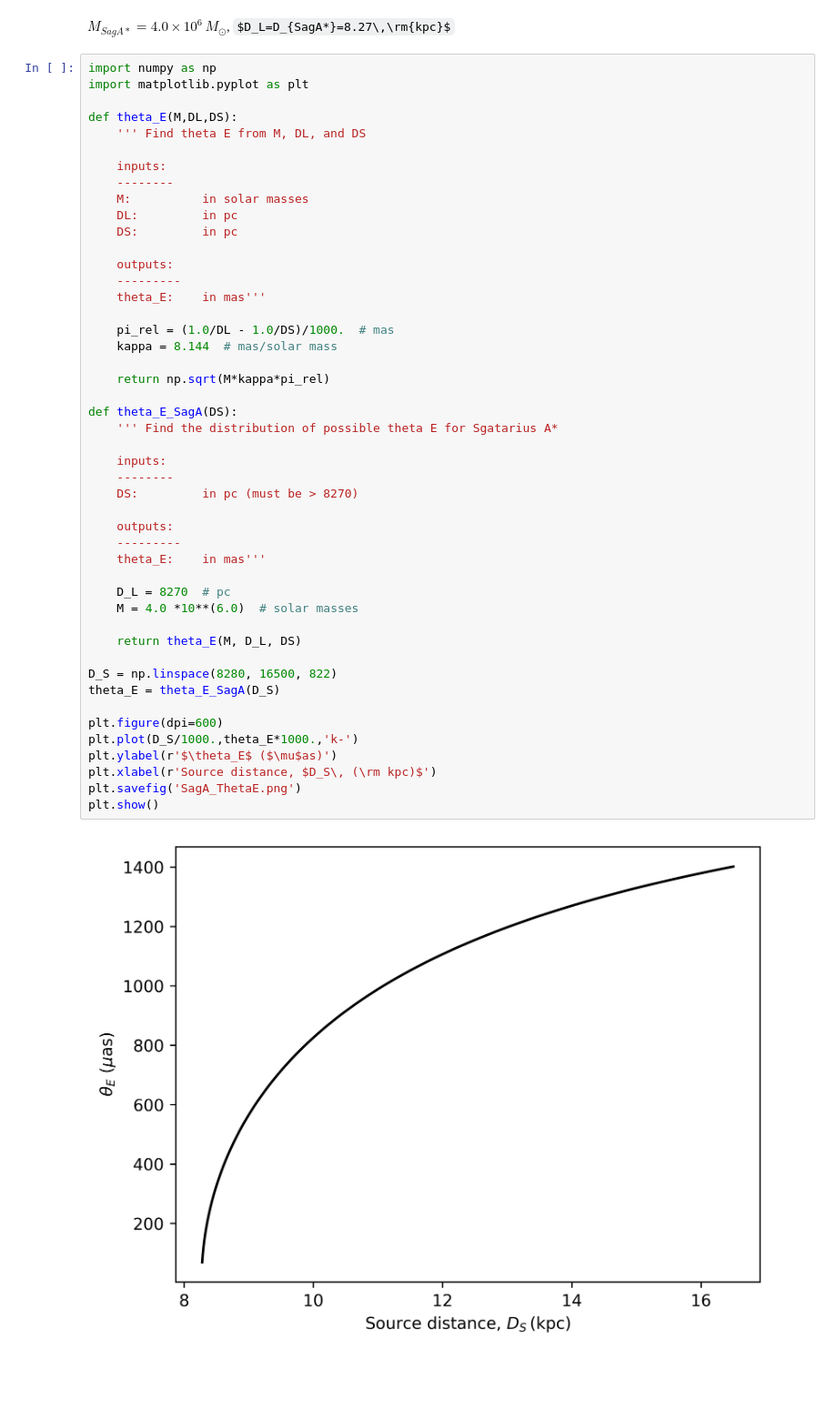
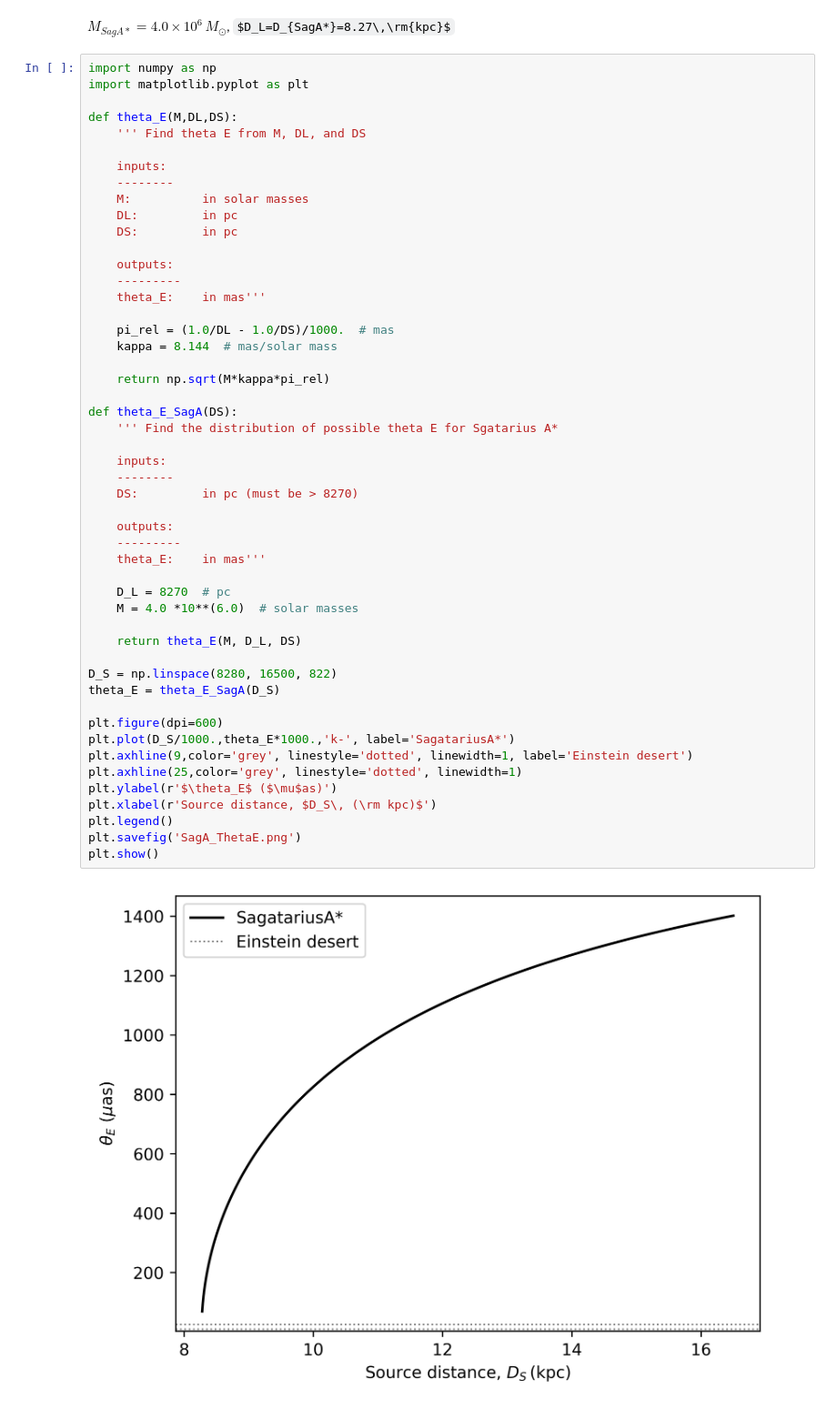
Before and after one commit to AmberLee2427/ThesisFigures, a Jupyter notebook: SagA.ipynb, the cells around one changed output. Shown: that part at 91% size. Drawn from its saved outputs; the diff is of its cells as text; some formulas as TeX source; blank space fills up the shorter version.

Commit message:
legend on SagA thetaE dist

```diff
--- a/SagA.ipynb
+++ b/SagA.ipynb
@@ -22,32 +22,35 @@ def theta_E(M,DL,DS):
     pi_rel = (1.0/DL - 1.0/DS)/1000.  # mas
     kappa = 8.144  # mas/solar mass
 
     return np.sqrt(M*kappa*pi_rel)
 
 def theta_E_SagA(DS):
     ''' Find the distribution of possible theta E for Sgatarius A*
 
     inputs:
     --------
     DS:         in pc (must be > 8270)
 
     outputs:
     ---------
     theta_E:    in mas'''
 
     D_L = 8270  # pc
     M = 4.0 *10**(6.0)  # solar masses
 
     return theta_E(M, D_L, DS)
 
 D_S = np.linspace(8280, 16500, 822)
 theta_E = theta_E_SagA(D_S)
 
 plt.figure(dpi=600)
-plt.plot(D_S/1000.,theta_E*1000.,'k-')
+plt.plot(D_S/1000.,theta_E*1000.,'k-', label='SagatariusA*')
+plt.axhline(9,color='grey', linestyle='dotted', linewidth=1, label='Einstein desert')
+plt.axhline(25,color='grey', linestyle='dotted', linewidth=1)
 plt.ylabel(r'$\theta_E$ ($\mu$as)')
 plt.xlabel(r'Source distance, $D_S\, (\rm kpc)$')
+plt.legend()
 plt.savefig('SagA_ThetaE.png')
 plt.show()
 # %% [output]
-[figure, old version]
+[figure, new version]
```
Also changed, not shown: 1 other file.
